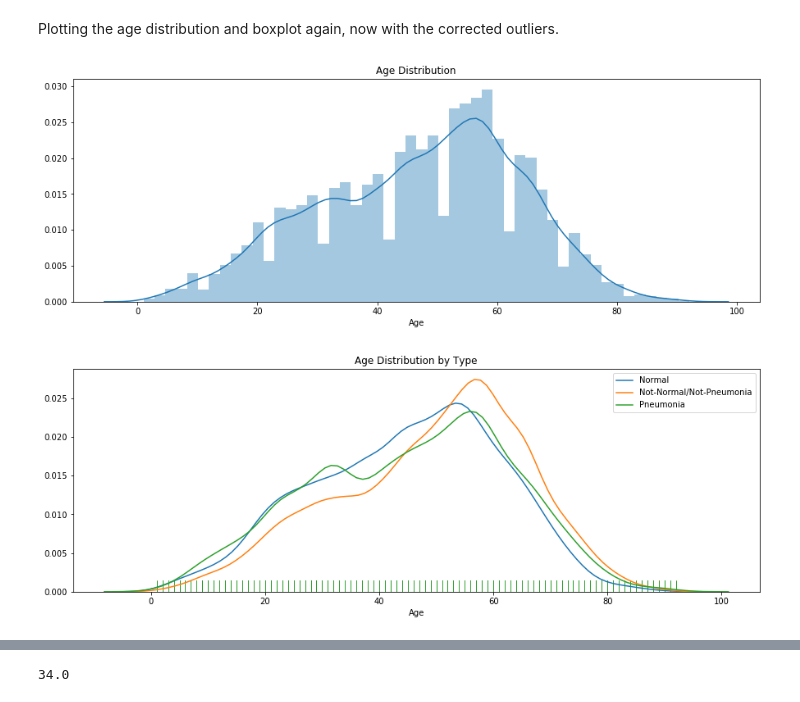
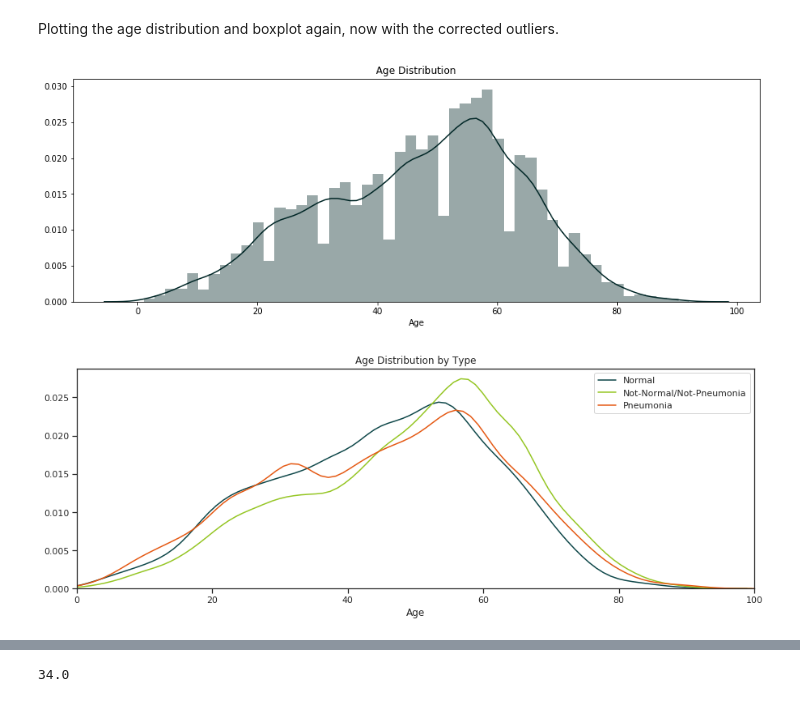
Before and after one commit to EiroaMD/final_project_IH_pneumonia, a Jupyter notebook: 3_EDA.ipynb, the cells around one changed output, grey strips where cells are left out. Drawn from its saved outputs; the diff is of its cells as text; code cells hidden in the pictures.

```diff
--- a/3_EDA.ipynb
+++ b/3_EDA.ipynb
@@ -224,13 +239,13 @@ Plotting the age distribution and boxplot again, now with the corrected outliers
 # %%
 plt.figure(figsize=(15,5))
 
-sns.distplot(labels.age)
+sns.distplot(labels.age, color='#002626')
 plt.xlabel('Age')
 plt.title('Age Distribution')
 
 plt.show()
 # %% [output]
-[figure, old version]
+[figure, new version]
 # %%
 plt.figure(figsize=(15,5))
 
@@ -238,14 +253,14 @@ target_0 = labels.loc[labels.target_3 == 0]
 target_1 = labels.loc[labels.target_3 == 1]
 target_2 = labels.loc[labels.target_3 == 2]
 
-sns.distplot(target_0.age, hist=False, rug=True, label='Normal')
-sns.distplot(target_1.age, hist=False, rug=True, label='Not-Normal/Not-Pneumonia')
-sns.distplot(target_2.age, hist=False, rug=True, label='Pneumonia')
-
+sns.distplot(target_0.age, hist=False, rug=False, label='Normal', color='#0E4749')
+sns.distplot(target_1.age, hist=False, rug=False, label='Not-Normal/Not-Pneumonia', color='#95C623')
+sns.distplot(target_2.age, hist=False, rug=False, label='Pneumonia', color='#E55812')
+plt.xlim(0,100)
 plt.legend()
 plt.xlabel('Age')
 plt.title('Age Distribution by Type')
 
 plt.show()
 # %% [output]
-[figure, old version]
+[figure, new version]
```
Also changed, not shown: parts of 13 cells of this notebook.
